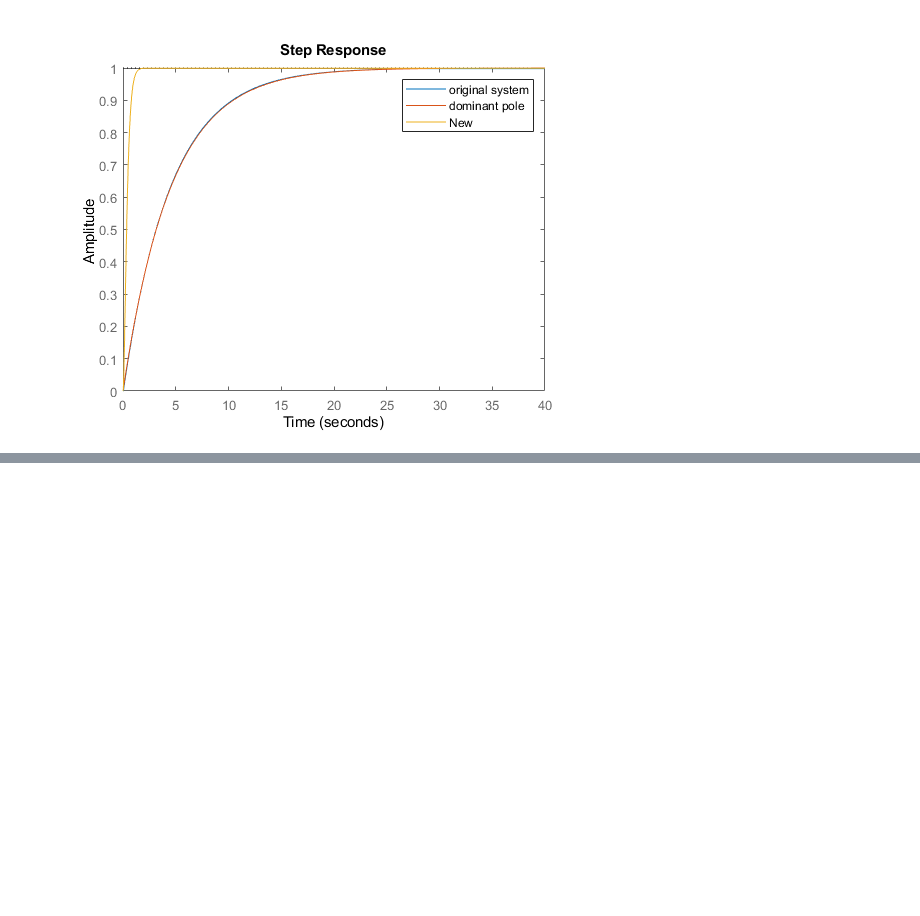
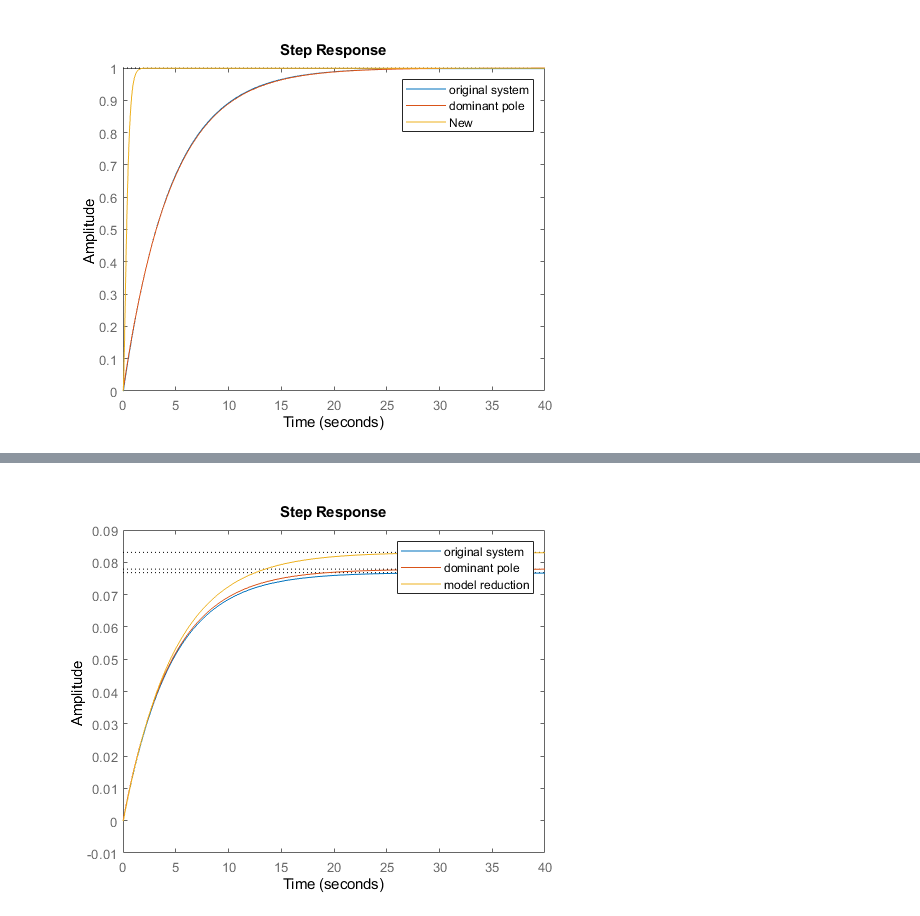
Before and after one commit to JeremyKTH/Gearbox-Oil-Conditioning-System, a Jupyter notebook: SI_2.ipynb, the cells around one changed output, grey strips where cells are left out. Cells and saved outputs as stored; diff of their text form; code cells hidden in the pictures; blank space fills up the shorter version.

```diff
--- a/SI_2.ipynb
+++ b/SI_2.ipynb
@@ -473,0 +461,9 @@ dc_gain_Gyr =
+# %%
+b2_rd = 5.0280e-05; b1_rd = -2.0388e-04; b0_rd = 2.4500e-04;
+a2_rd = 1; a1_rd = -1.4644; a0_rd = 0.4655;
+B_rd = [b2_rd, b1_rd, b0_rd];
+A_rd = [a2_rd, a1_rd, a0_rd];
+
+Gp_rd = tf(B_rd, A_rd, Ts)
+
+[z_rd, p_rd, k_rd] = tf2zp(B_rd, A_rd)
@@ -473,0 +484,5 @@ dc_gain_Gyr =
+# %%
+step(sys, Gp, Gp_rd)
+legend('original system', 'dominant pole', 'model reduction');
+# %% [output]
+[figure, added]
```
Also changed, not shown: parts of 11 cells of this notebook.
